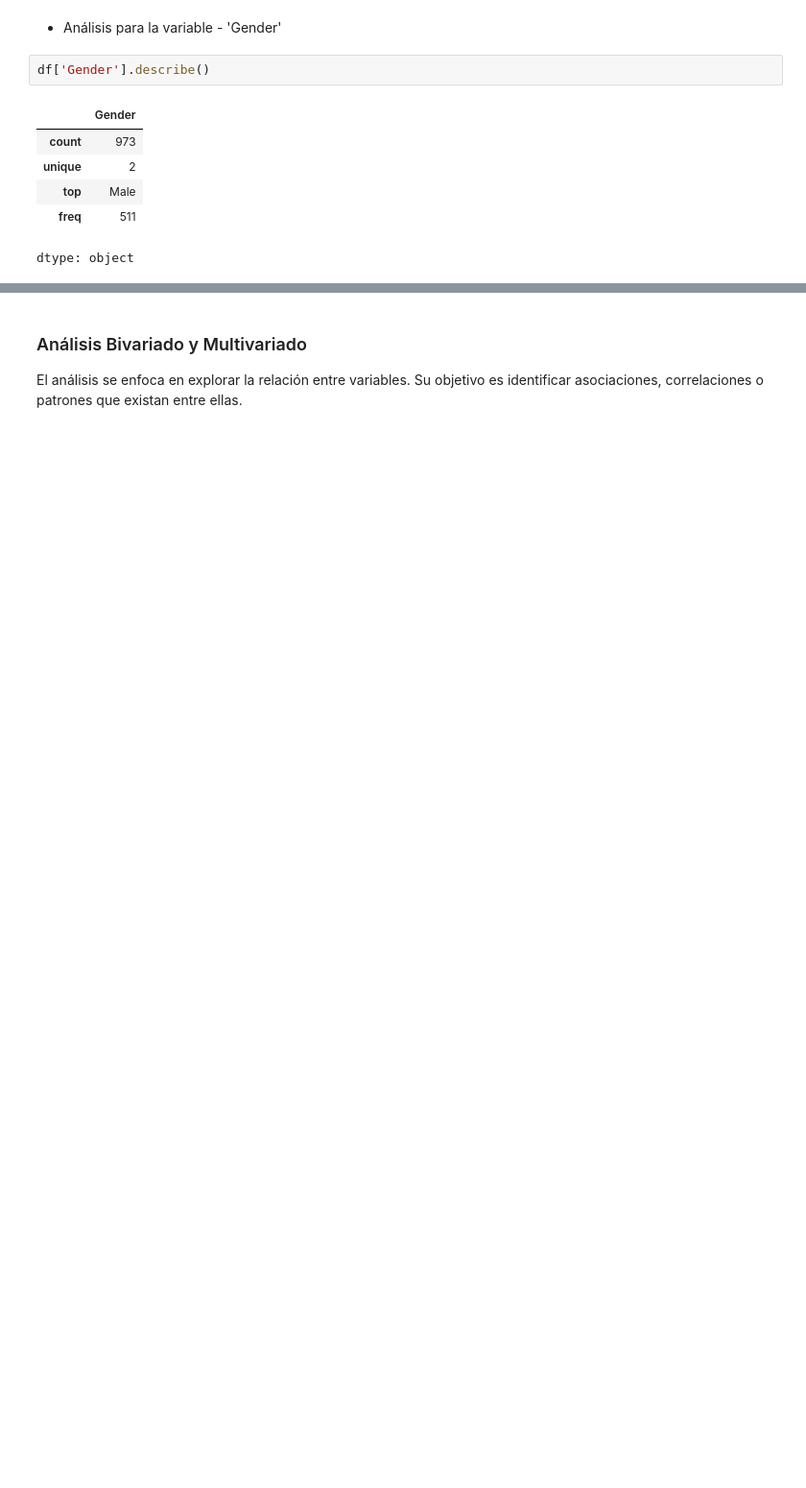
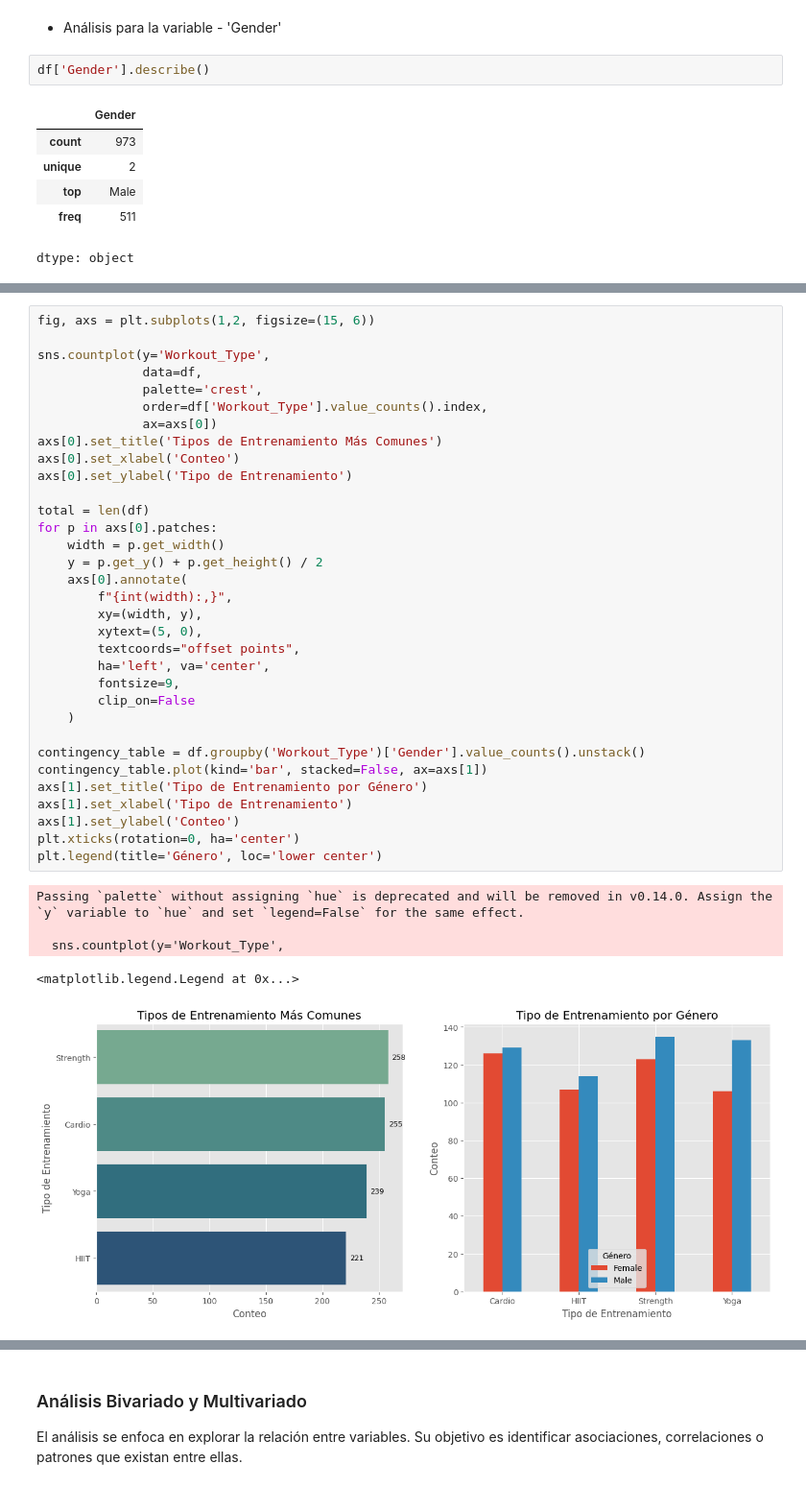
Before and after one commit to NicolasRamosB14/Analisis_Exploratorio_de_Datos_Python, a Jupyter notebook: Gym_Members_Exercise.ipynb, the cells around one changed output, grey strips where cells are left out. Shown at 96% size. Drawn from its saved outputs; the diff is of its cells as text; blank space fills up the shorter version.

```diff
--- a/Gym_Members_Exercise.ipynb
+++ b/Gym_Members_Exercise.ipynb
@@ -297,3 +332,42 @@ axs[2].set_ylim(0, bmi_by_gender.max() * 1.15)
 # %% [output]
 (0.0, 30.92001174168297)
 [figure]
+# %%
+fig, axs = plt.subplots(1,2, figsize=(15, 6))
+
+sns.countplot(y='Workout_Type',
+              data=df,
+              palette='crest',
+              order=df['Workout_Type'].value_counts().index,
+              ax=axs[0])
+axs[0].set_title('Tipos de Entrenamiento Más Comunes')
+axs[0].set_xlabel('Conteo')
+axs[0].set_ylabel('Tipo de Entrenamiento')
+
+total = len(df)
+for p in axs[0].patches:
+    width = p.get_width()
+    y = p.get_y() + p.get_height() / 2
+    axs[0].annotate(
+        f"{int(width):,}",
+        xy=(width, y),
+        xytext=(5, 0),
+        textcoords="offset points",
+        ha='left', va='center',
+        fontsize=9,
+        clip_on=False
+    )
+
+contingency_table = df.groupby('Workout_Type')['Gender'].value_counts().unstack()
+contingency_table.plot(kind='bar', stacked=False, ax=axs[1])
+axs[1].set_title('Tipo de Entrenamiento por Género')
+axs[1].set_xlabel('Tipo de Entrenamiento')
+axs[1].set_ylabel('Conteo')
+plt.xticks(rotation=0, ha='center')
+plt.legend(title='Género', loc='lower center')
+# %% [output]
+Passing `palette` without assigning `hue` is deprecated and will be removed in v0.14.0. Assign the `y` variable to `hue` and set `legend=False` for the same effect.
+
+  sns.countplot(y='Workout_Type',
+<matplotlib.legend.Legend at 0x...>
+[figure, added]
```
Also changed, not shown: parts of 10 cells of this notebook.
